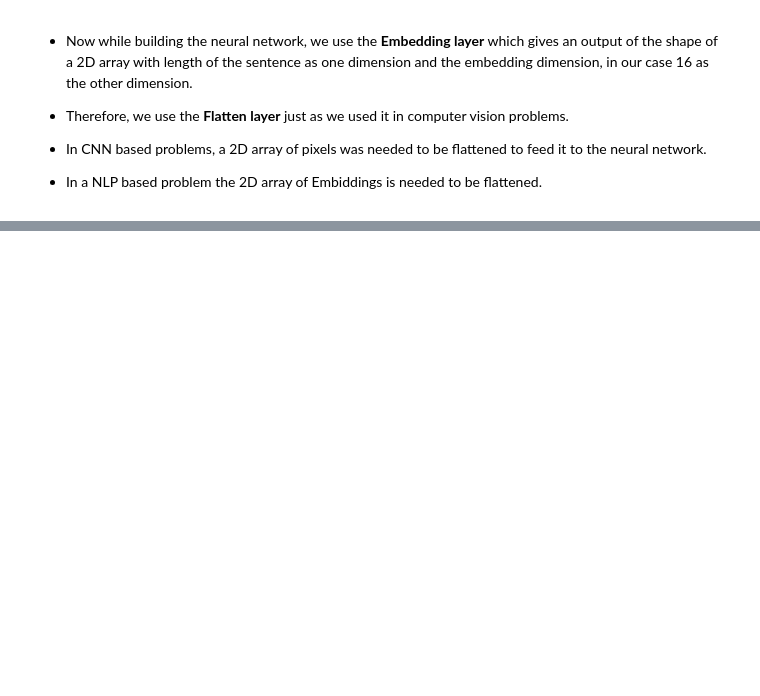
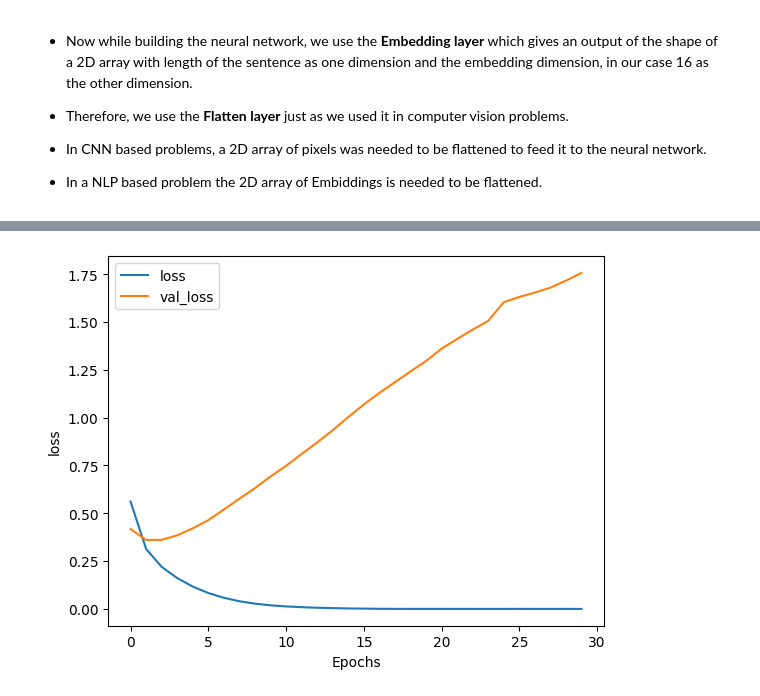
Before and after one commit to isurushanaka/AII_Course-1, a Jupyter notebook: Neural Networks/7_NLP.ipynb, the cells around one changed output, grey strips where cells are left out. Drawn from its saved outputs; the diff is of its cells as text; code cells hidden in the pictures; blank space fills up the shorter version.

```diff
--- a/Neural Networks/7_NLP.ipynb
+++ b/Neural Networks/7_NLP.ipynb
@@ -218,0 +461,4 @@ _________________________________________________________________
+# %%
+plot_graphs(history, 'loss')
+# %% [output]
+[figure, added]
```
Also changed, not shown: parts of 56 cells of this notebook.
